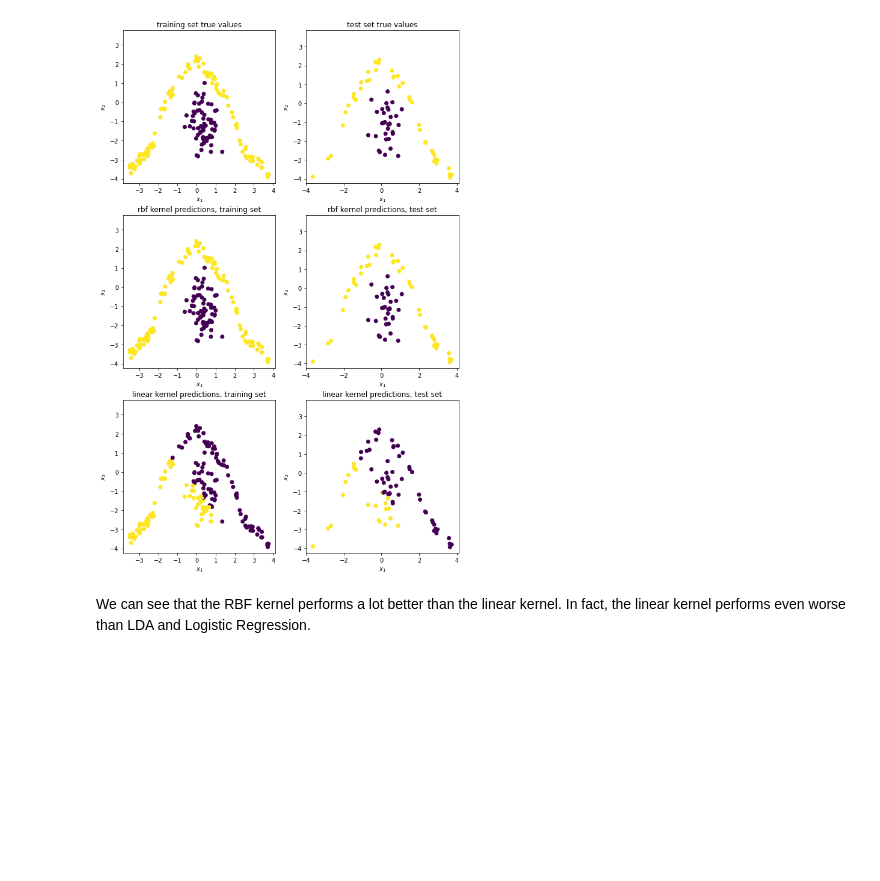
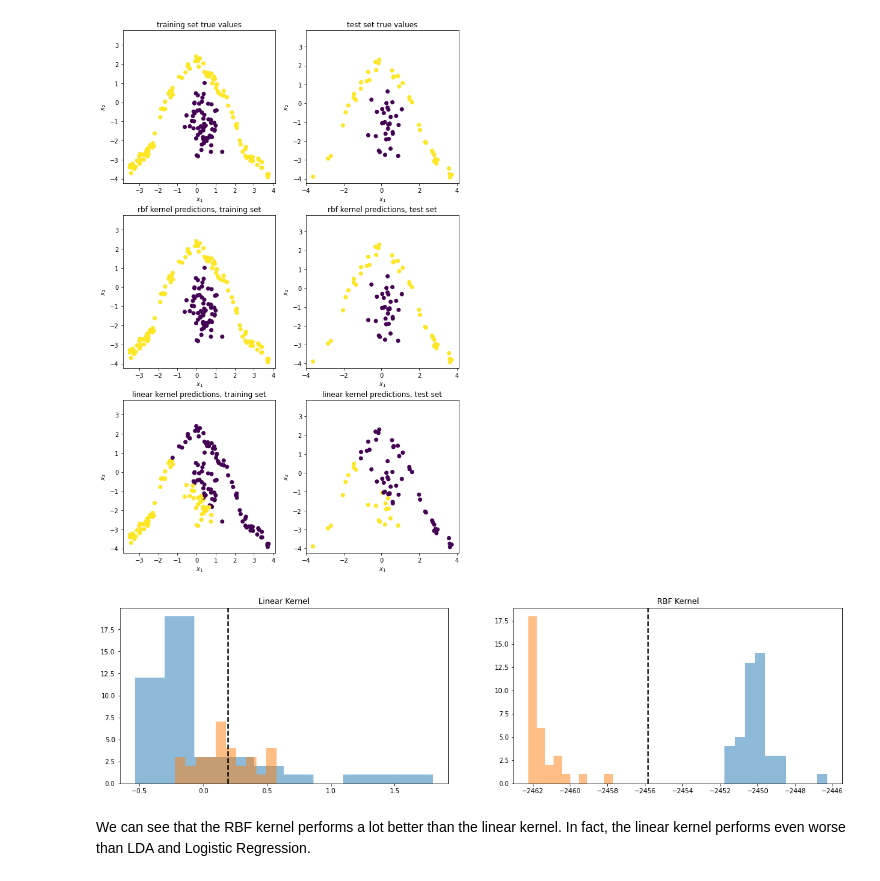
Before and after one commit to fredbec/ml-sose21, a Jupyter notebook: collect/practical_3_rike.ipynb, the cells around one changed output. Drawn from its saved outputs; the diff is of its cells as text; code cells hidden in the pictures; blank space fills up the shorter version.

Commit message:
added histogram for kda preds

```diff
--- a/collect/practical_3_rike.ipynb
+++ b/collect/practical_3_rike.ipynb
@@ -257,7 +256,7 @@ def kda(X, t, kernel):
     return alpha, thresh
 
 
-def predict(x, X, alpha, thresh, kernel):
+def predict(x, X, alpha, thresh, kernel, output = 'preds'):
     y = []
     xlen = x.shape[0]
     for j in range(xlen):
@@ -266,11 +265,14 @@ def predict(x, X, alpha, thresh, kernel):
             r +=  alpha[i] * kernel(X[i], x[j])
         y.append(r)
     y = np.array(y)
-    return (y > thresh)
+    if (output == 'preds'):
+      return (y > thresh)
+    elif (output == 'value'):
+      return y
 
 
 def linear_kernel(x_n, x_m):
-    return np.matmul(x_n, x_m.T)
+    return np.matmul(x_n.T, x_m)
 
 def rbf_kernel(x_n, x_m, gamma=4):
     tmp = np.square(x_n - x_m)
@@ -347,6 +349,31 @@ plt.title('linear kernel predictions, test set')
 plt.show()
 # %% [output]
 [figure]
+# %%
+# Visualize projected results
+fig, ax = plt.subplots(1,2,figsize = (20,5))
+
+pred_vals_lin = predict(X_test, X_train, alpha_lk, thresh_lk, linear_kernel, output = 'value')
+pred_lin_0 = pred_vals_lin[t_test==1]
+pred_lin_1 = pred_vals_lin[t_test==0]
+
+pred_vals_rbf = predict(X_test, X_train, alpha_rbf, thresh_rbf, rbf_kernel, output = 'value')
+pred_rbf_0 = pred_vals_rbf[t_test==1]
+pred_rbf_1 = pred_vals_rbf[t_test==0]
+
+ax[0].hist(pred_lin_0 ,label='class 0',alpha=0.5)
+ax[0].hist(pred_lin_1 ,label='class 1',alpha=0.5)
+ax[0].set_title("Linear Kernel")
+ax[0].axvline(x=thresh_lk, color = "black", linestyle='dashed', linewidth=2)
+
+ax[1].hist(pred_rbf_0 ,label='class 0',alpha=0.5)
+ax[1].hist(pred_rbf_1 ,label='class 1',alpha=0.5)
+ax[1].set_title("RBF Kernel")
+ax[1].axvline(x=thresh_rbf, color = "black", linestyle='dashed', linewidth=2)
+
+plt.show()
+# %% [output]
+[figure, added]
 # %% [markdown]
 We can see that the RBF kernel performs a lot better than the linear kernel. In fact, the linear kernel performs even worse than LDA and Logistic Regression.
 # %% [markdown]
```
Also changed, not shown: parts of 2 cells of this notebook.
